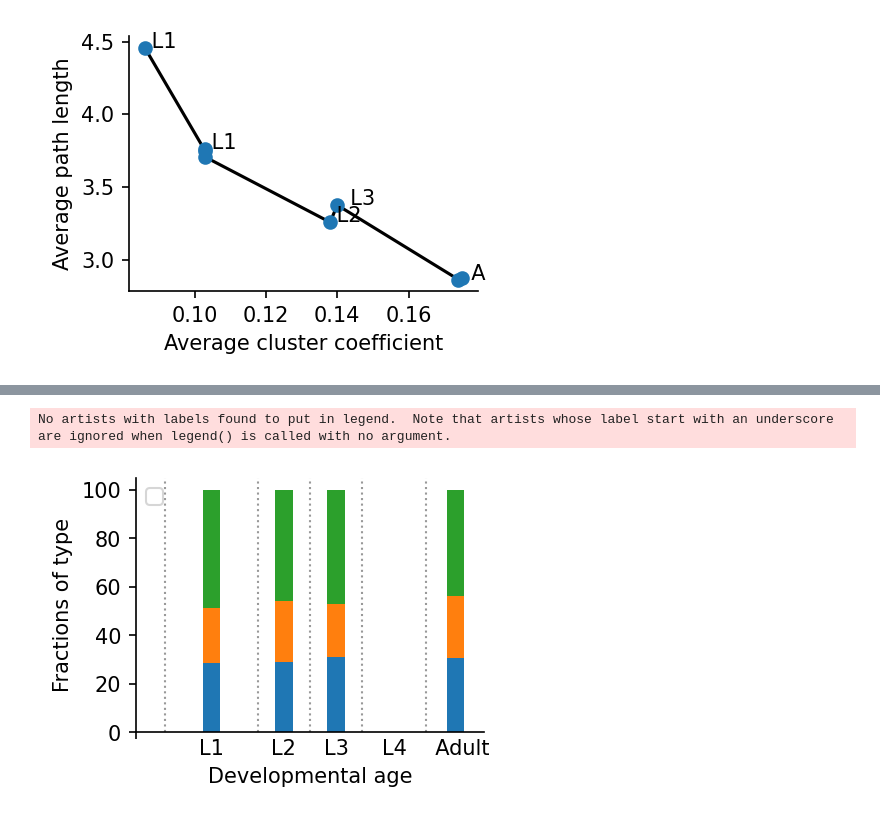
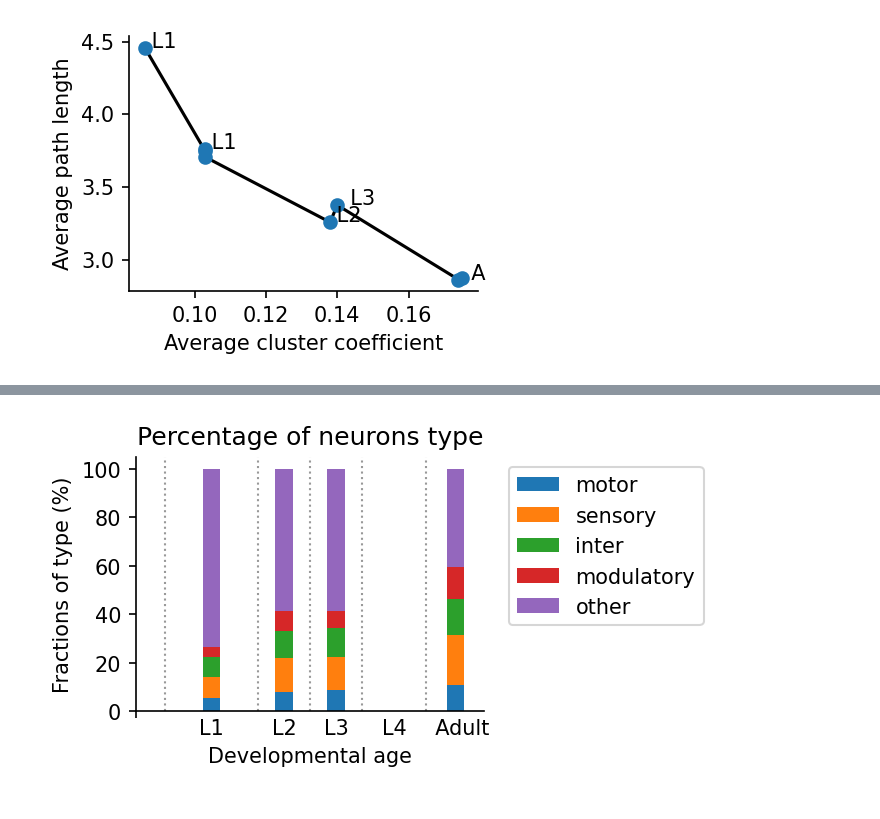
Before and after one commit to samarth1107/Network-Analysis-CElegan-Synapse, a Jupyter notebook: Main.ipynb, the cells around one changed output, grey strips where cells are left out. Drawn from its saved outputs; the diff is of its cells as text; code cells hidden in the pictures.

```diff
--- a/Main.ipynb
+++ b/Main.ipynb
@@ -361,3 +628,8 @@ for dataset_number in range(2, 9):
 plot_graph(persistant_contact, [0,50,100], 'Persistent connection', smooth_line=False)
 # %% [output]
 [figure]
+# %%
+components=[]
+for i in range(1,9):
+    components.append(len(sorted(nx.connected_components(nx_G[i].to_undirected()))))
+plot_graph(components, list(range(0,50,10)), 'No of components')
@@ -717,0 +748,16 @@ def stacked_bar_plot(df, yticks, y_name, typeofgraph = 'connection_type', size=3
+# %%
+driver_neurons_count = []
+driver_neurons_index = []
+
+for dataset in range(1,9):
+    a, b = count_driver_neurons(data[dataset])
+    driver_neurons_count.append(a)
+    driver_neurons_index.append(b)
+
+driver_neurons_name = []
+driver_neurons_type = []
+for i in range(8):
+    driver_neurons_name.append([Node_name[i] for i in driver_neurons_index[i]])
+    driver_neurons_type.append([ntype(Node_name[i]) for i in driver_neurons_index[i]])
+
+plot_graph(driver_neurons_count, list(range(0,101,20)), 'No of driver neurons')
@@ -717,0 +766,11 @@ def stacked_bar_plot(df, yticks, y_name, typeofgraph = 'connection_type', size=3
+# %%
+driver_neurons = pd.DataFrame()
+driver_neurons['index'] = ['sensory','inter','motor','modulatory','muscle','other']
+driver_neurons.set_index('index', inplace=True)
+for dataset in all_datasets:
+    values = dict(Counter(driver_neurons_type[int(dataset[-1])-1]))
+    for key in values:
+        driver_neurons.loc[key, dataset] = values[key]
+driver_neurons.fillna(0, inplace=True)
+driver_neurons.drop(['muscle'],axis=0)
+stacked_bar_plot(driver_neurons.drop(['muscle'],axis=0), list(range(0,120,20)), 'Fractions of type (%)', 'Percentage of driver neurons types','connection_type', size=3, value_df=True)
@@ -718,5 +779,12 @@ def stacked_bar_plot(df, yticks, y_name, typeofgraph = 'connection_type', size=3
 # %%
-stacked_bar_plot(neuron_type, list(range(0,120,20)), 'Fractions of type (%)','connection_type')
+neuron_type = connection_data.copy()
+for n_from, n_to in connection_data.index:
+    for dataset in all_datasets:
+        if neuron_type.loc[(n_from, n_to), dataset]>0:
+            neuron_type.loc[(n_from, n_to), dataset] = ntype(n_from)
+        else:
+            neuron_type.loc[(n_from, n_to), dataset] = "other"
+
+stacked_bar_plot(neuron_type, list(range(0,120,20)), 'Fractions of type (%)', 'Percentage of neurons type','connection_type')
 # %% [output]
-No artists with labels found to put in legend.  Note that artists whose label start with an underscore are ignored when legend() is called with no argument.
-[figure, old version]
+[figure, new version]
```
Also changed, not shown: parts of 36 cells of this notebook, 1 other file.
